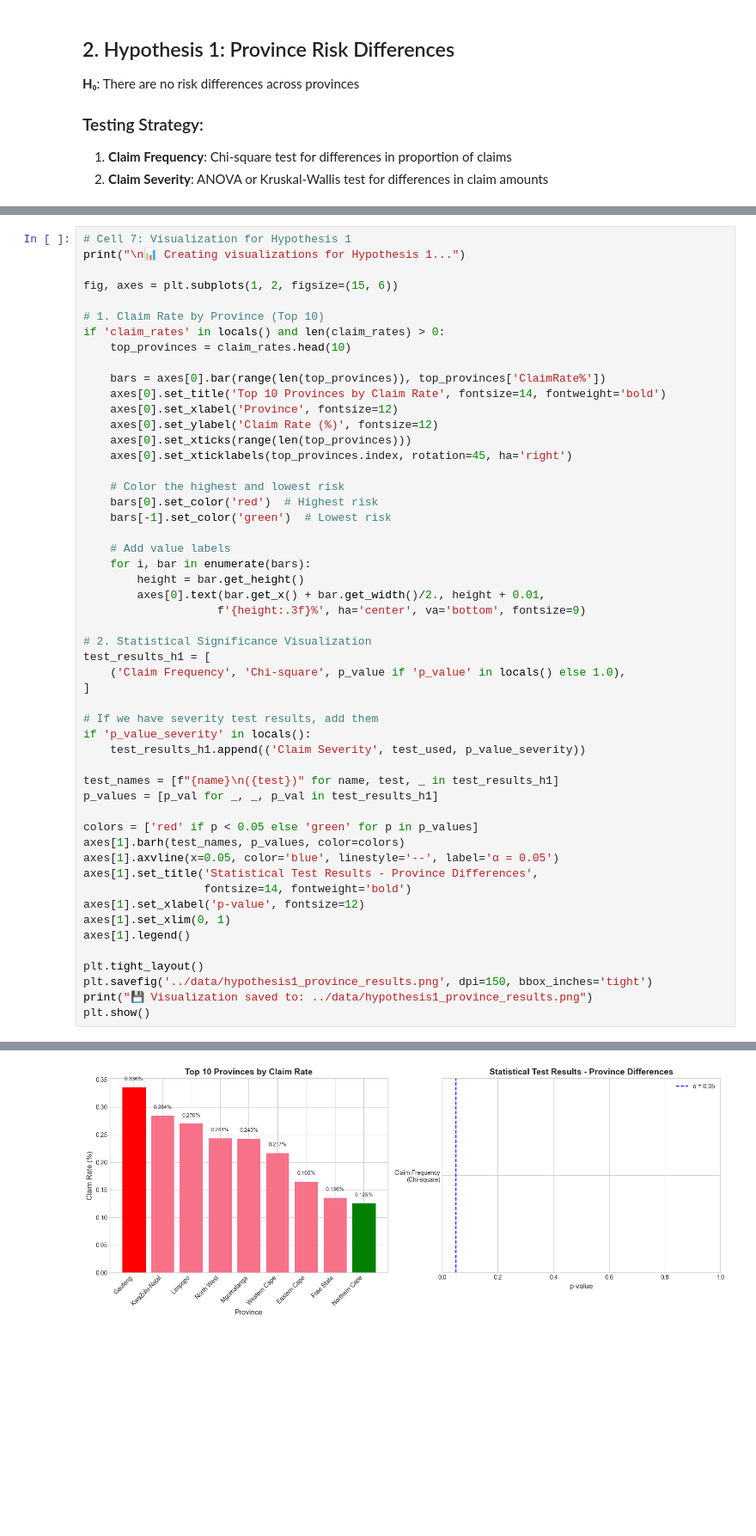
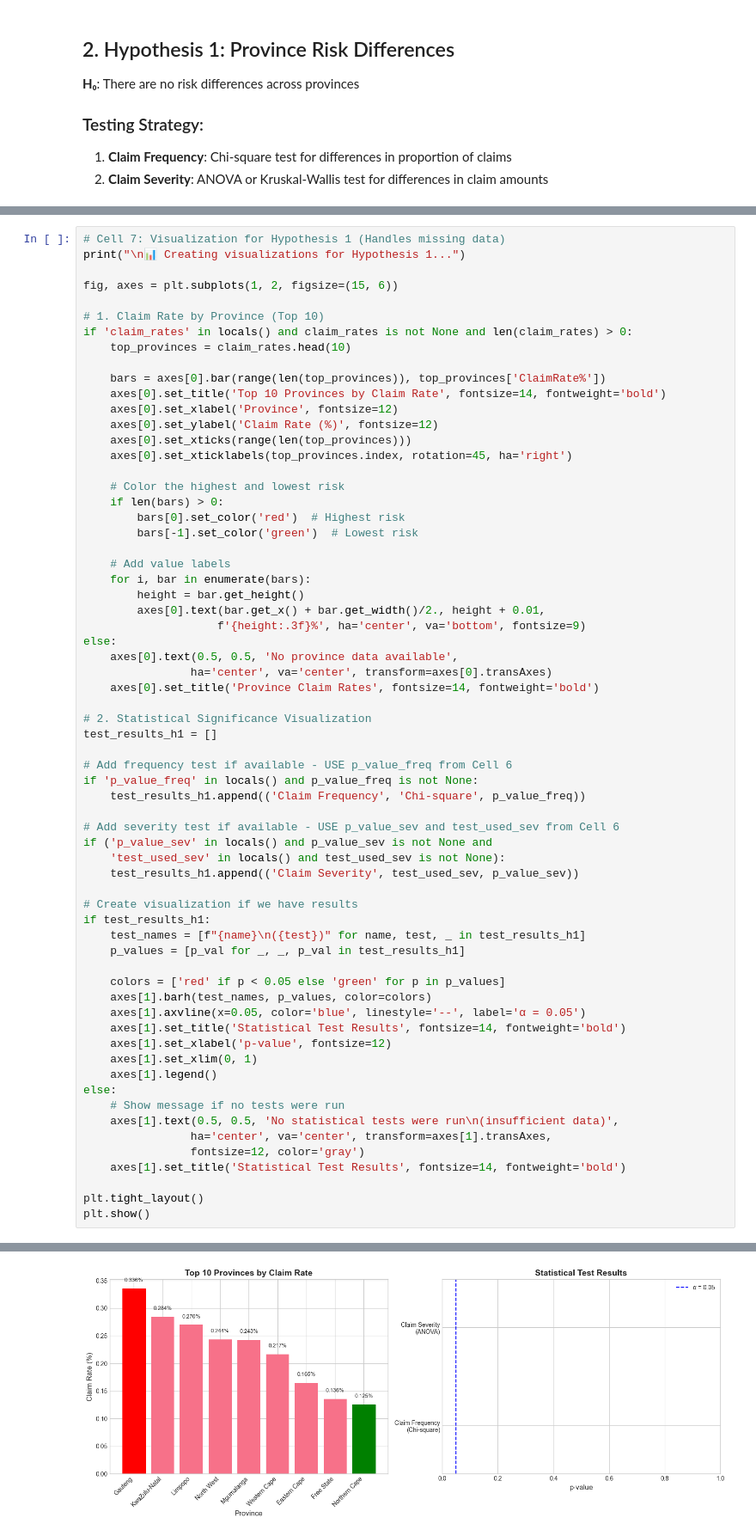
Before and after one commit to TsegayIS122123/insurance-risk-analytics-acis, a Jupyter notebook: notebooks/02_hypothesis_testing.ipynb, the cells around one changed output, grey strips where cells are left out. Shown at 86% size. Saved outputs shown, nothing was run; the diff lists cells and outputs as text; blank space fills up the shorter version.

```diff
--- a/notebooks/02_hypothesis_testing.ipynb
+++ b/notebooks/02_hypothesis_testing.ipynb
@@ -251,11 +263,11 @@ Chi-square Test Results:
 # %%
-# Cell 7: Visualization for Hypothesis 1
+# Cell 7: Visualization for Hypothesis 1 (Handles missing data)
 print("\n📊 Creating visualizations for Hypothesis 1...")
 
 fig, axes = plt.subplots(1, 2, figsize=(15, 6))
 
 # 1. Claim Rate by Province (Top 10)
-if 'claim_rates' in locals() and len(claim_rates) > 0:
+if 'claim_rates' in locals() and claim_rates is not None and len(claim_rates) > 0:
     top_provinces = claim_rates.head(10)
 
     bars = axes[0].bar(range(len(top_provinces)), top_provinces['ClaimRate%'])
@@ -266,39 +278,52 @@ if 'claim_rates' in locals() and len(claim_rates) > 0:
     axes[0].set_xticklabels(top_provinces.index, rotation=45, ha='right')
 
     # Color the highest and lowest risk
-    bars[0].set_color('red')  # Highest risk
-    bars[-1].set_color('green')  # Lowest risk
+    if len(bars) > 0:
+        bars[0].set_color('red')  # Highest risk
+        bars[-1].set_color('green')  # Lowest risk
 
     # Add value labels
     for i, bar in enumerate(bars):
         height = bar.get_height()
         axes[0].text(bar.get_x() + bar.get_width()/2., height + 0.01,
                     f'{height:.3f}%', ha='center', va='bottom', fontsize=9)
+else:
+    axes[0].text(0.5, 0.5, 'No province data available',
+                ha='center', va='center', transform=axes[0].transAxes)
+    axes[0].set_title('Province Claim Rates', fontsize=14, fontweight='bold')
 
 # 2. Statistical Significance Visualization
-test_results_h1 = [
-    ('Claim Frequency', 'Chi-square', p_value if 'p_value' in locals() else 1.0),
-]
+test_results_h1 = []
 
-# If we have severity test results, add them
-if 'p_value_severity' in locals():
-    test_results_h1.append(('Claim Severity', test_used, p_value_severity))
+# Add frequency test if available - USE p_value_freq from Cell 6
+if 'p_value_freq' in locals() and p_value_freq is not None:
+    test_results_h1.append(('Claim Frequency', 'Chi-square', p_value_freq))
 
-test_names = [f"{name}\n({test})" for name, test, _ in test_results_h1]
-p_values = [p_val for _, _, p_val in test_results_h1]
+# Add severity test if available - USE p_value_sev and test_used_sev from Cell 6
+if ('p_value_sev' in locals() and p_value_sev is not None and
+    'test_used_sev' in locals() and test_used_sev is not None):
+    test_results_h1.append(('Claim Severity', test_used_sev, p_value_sev))
 
-colors = ['red' if p < 0.05 else 'green' for p in p_values]
-axes[1].barh(test_names, p_values, color=colors)
-axes[1].axvline(x=0.05, color='blue', linestyle='--', label='α = 0.05')
-axes[1].set_title('Statistical Test Results - Province Differences',
-                  fontsize=14, fontweight='bold')
-axes[1].set_xlabel('p-value', fontsize=12)
-axes[1].set_xlim(0, 1)
-axes[1].legend()
+# Create visualization if we have results
+if test_results_h1:
+    test_names = [f"{name}\n({test})" for name, test, _ in test_results_h1]
+    p_values = [p_val for _, _, p_val in test_results_h1]
+
+    colors = ['red' if p < 0.05 else 'green' for p in p_values]
+    axes[1].barh(test_names, p_values, color=colors)
+    axes[1].axvline(x=0.05, color='blue', linestyle='--', label='α = 0.05')
+    axes[1].set_title('Statistical Test Results', fontsize=14, fontweight='bold')
+    axes[1].set_xlabel('p-value', fontsize=12)
+    axes[1].set_xlim(0, 1)
+    axes[1].legend()
+else:
+    # Show message if no tests were run
+    axes[1].text(0.5, 0.5, 'No statistical tests were run\n(insufficient data)',
+                ha='center', va='center', transform=axes[1].transAxes,
+                fontsize=12, color='gray')
+    axes[1].set_title('Statistical Test Results', fontsize=14, fontweight='bold')
 
 plt.tight_layout()
-plt.savefig('../data/hypothesis1_province_results.png', dpi=150, bbox_inches='tight')
-print("💾 Visualization saved to: ../data/hypothesis1_province_results.png")
 plt.show()
 # %% [output]
 📊 Creating visualizations for Hypothesis 1...
@@ -306,4 +330,4 @@ plt.show()
-[figure, old version]
+[figure, new version]
 # %% [markdown]
 ## 3. Hypothesis 2: Zip Code Risk Differences
 
```
Also changed, not shown: parts of 5 cells of this notebook, 1 other file.
